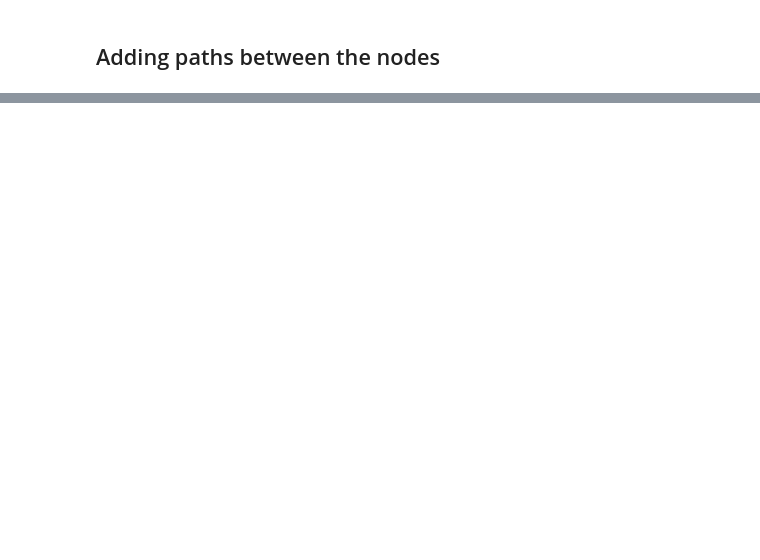
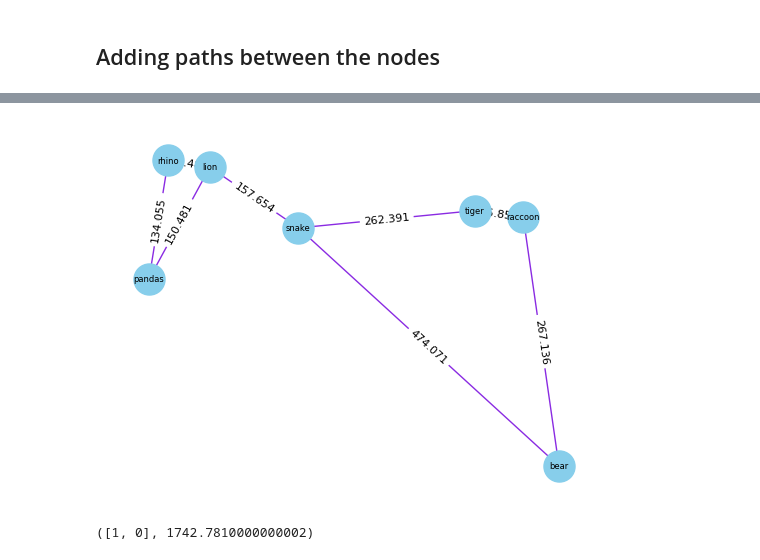
Before and after one commit to Alexis0903/Graphs, a Jupyter notebook: last.ipynb, the cells around one changed output, grey strips where cells are left out. Saved outputs shown, nothing was run; the diff lists cells and outputs as text; code cells hidden in the pictures; blank space fills up the shorter version.

```diff
--- a/last.ipynb
+++ b/last.ipynb
@@ -563,0 +681,78 @@ Ends: (2, 'bear', 'tiger'), Length: 300.48093633072864
+# %%
+# Create an empty graph
+G = nx.Graph()
+
+for name in nodes.keys() :
+    G.add_node(name, pos=nodes[name])
+
+# Add edges with weights from the distance matrix
+for i in range(len(names)):
+    for j in range(i+1, len(names)):  # Only consider each pair of nodes once
+        if dists[i][j] != float('inf'):  # Only add an edge if a distance exists
+            G.add_edge(names[i], names[j], weight=dists[i][j])
+
+# Get node positions from the graph
+node_positions = {node: data['pos'] for node, data in G.nodes(data=True)}
+
+# Create the graph layout based on the node positions
+position = nx.spring_layout(G, pos=node_positions, fixed=node_positions.keys())
+
+# Create dictionaries for node and edge labels
+node_labels = {node: node for node in G.nodes()}
+edge_labels = {(u, v): data['weight'] for u, v, data in G.edges(data=True)}
+
+# Draw the nodes
+nx.draw_networkx_nodes(G, position, node_color='skyblue', node_size=500)
+
+
+# Draw the edges
+nx.draw_networkx_edges(G, position, edge_color='blueviolet')
+
+# Draw the labels for nodes and edges
+nx.draw_networkx_labels(G, position, labels=node_labels, font_size=6, font_color='black')
+nx.draw_networkx_edge_labels(G, position, edge_labels=edge_labels, font_size=8)
+
+# Remove axis labels
+plt.axis('off')
+
+# Display the graph
+plt.show()
+# %% [output]
+[figure, added]
+# %%
+import heapq
+
+def modified_dijkstra(graph, start, end):
+    n = len(graph)
+    dist = [[float('inf')] * (1<<n) for _ in range(n)]
+    prev = [[-1] * (1<<n) for _ in range(n)]
+
+    dist[start][1<<start] = 0
+    heap = [(0, start, 1<<start)]
+
+    while heap:
+        d, u, mask = heapq.heappop(heap)
+
+        if d != dist[u][mask]:
+            continue
+
+        for v in range(n):
+            if graph[u][v] is None:
+                continue
+
+            mask2 = mask | (1<<v)
+            if dist[v][mask2] > dist[u][mask] + graph[u][v]:
+                dist[v][mask2] = dist[u][mask] + graph[u][v]
+                prev[v][mask2] = u
+                heapq.heappush(heap, (dist[v][mask2], v, mask2))
+
+    return build_path(prev, end, (1<<n)-1), dist[end][(1<<n)-1]
+
+def build_path(prev, node, mask):
+    if prev[node][mask] == -1:
+        return [node]
+    return build_path(prev, prev[node][mask], mask^(1<<node)) + [node]
+
+print(modified_dijkstra(dists, 0, 0))
+# %% [output]
+([1, 0], 1742.7810000000002)
```
Also changed, not shown: parts of 9 cells of this notebook, 4 other files.
